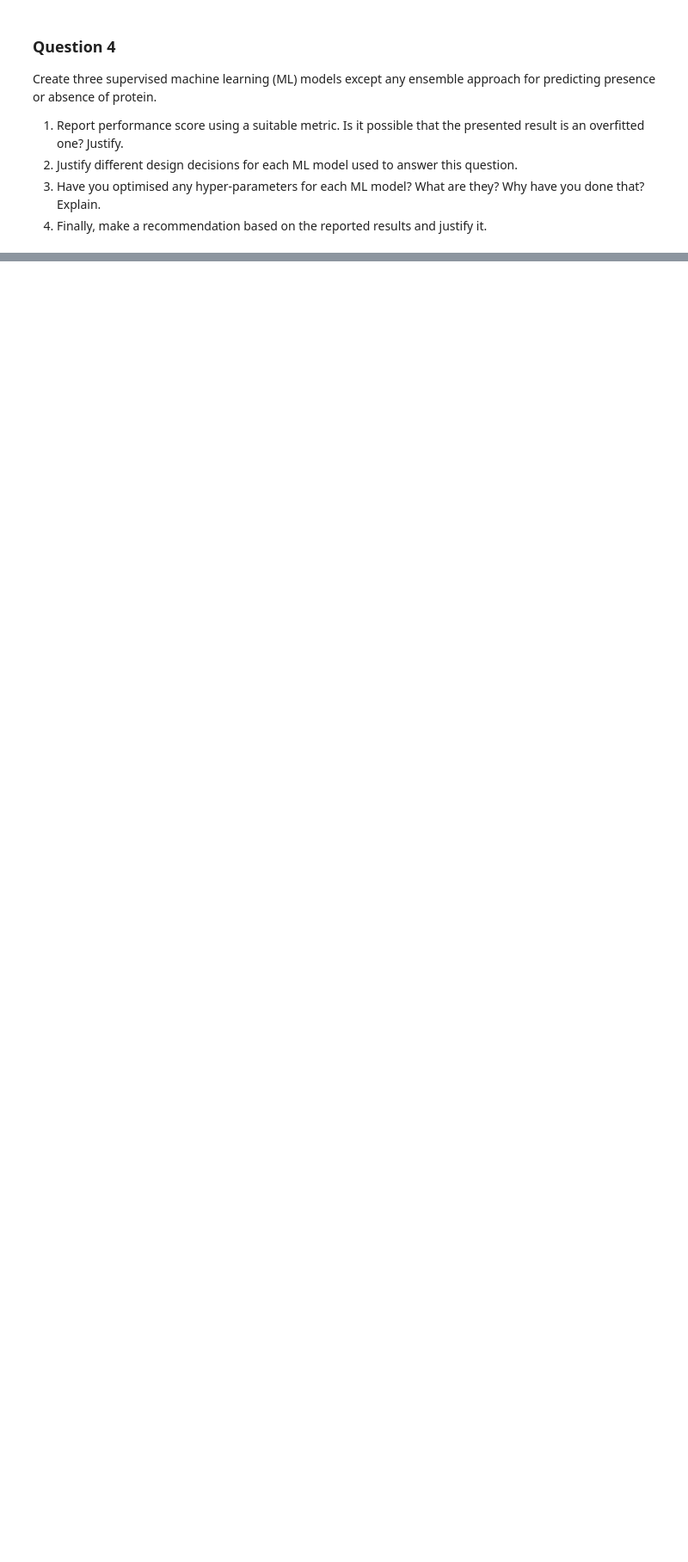
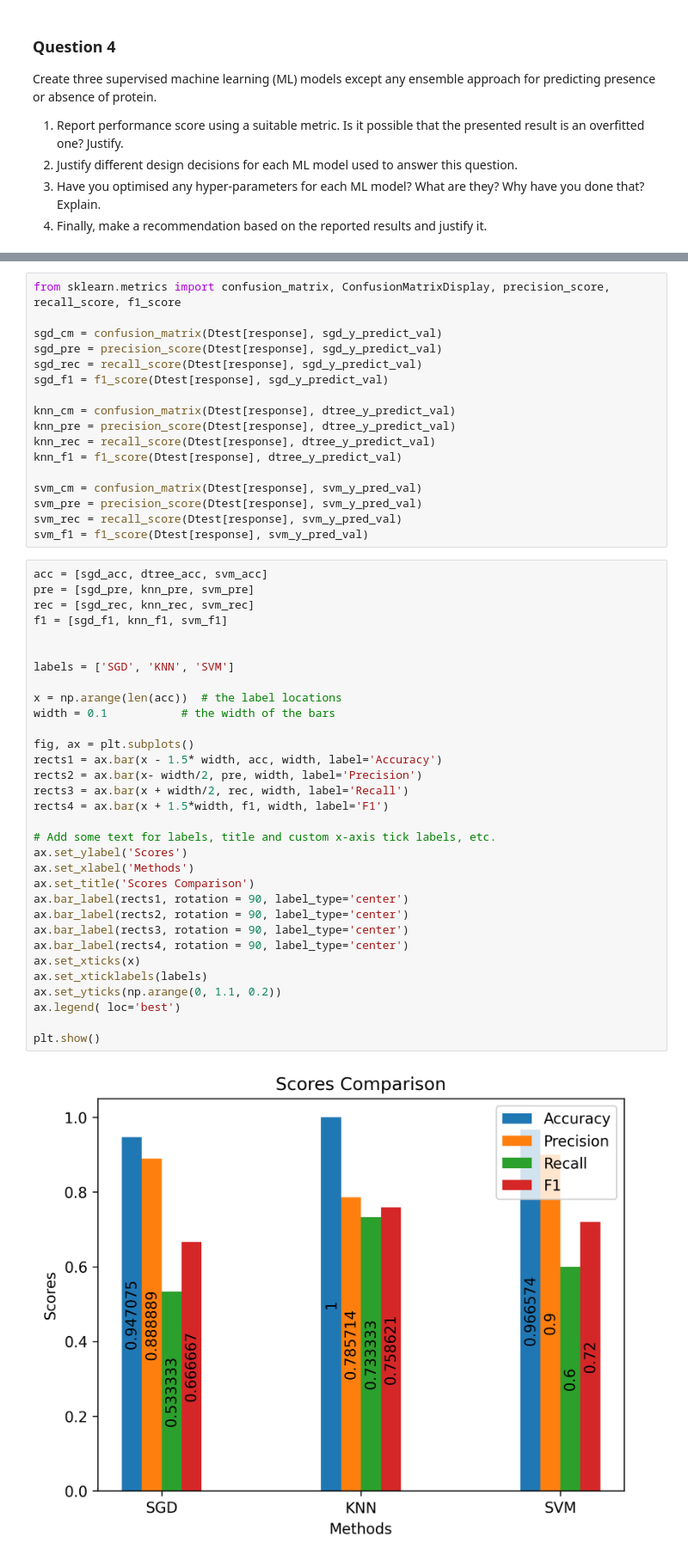
Before and after one commit to NNCT2904/SIT720-MachineLearning, a Jupyter notebook: Assignment3/Assignment3.ipynb, the cells around one changed output, grey strips where cells are left out. Shown at 86% size. Saved outputs shown, nothing was run; the diff lists cells and outputs as text; blank space fills up the shorter version.

```diff
--- a/Assignment3/Assignment3.ipynb
+++ b/Assignment3/Assignment3.ipynb
@@ -210,0 +287,51 @@ Accuracy: 0.970873786407767
+# %%
+from sklearn.metrics import confusion_matrix, ConfusionMatrixDisplay, precision_score, recall_score, f1_score
+
+sgd_cm = confusion_matrix(Dtest[response], sgd_y_predict_val)
+sgd_pre = precision_score(Dtest[response], sgd_y_predict_val)
+sgd_rec = recall_score(Dtest[response], sgd_y_predict_val)
+sgd_f1 = f1_score(Dtest[response], sgd_y_predict_val)
+
+knn_cm = confusion_matrix(Dtest[response], dtree_y_predict_val)
+knn_pre = precision_score(Dtest[response], dtree_y_predict_val)
+knn_rec = recall_score(Dtest[response], dtree_y_predict_val)
+knn_f1 = f1_score(Dtest[response], dtree_y_predict_val)
+
+svm_cm = confusion_matrix(Dtest[response], svm_y_pred_val)
+svm_pre = precision_score(Dtest[response], svm_y_pred_val)
+svm_rec = recall_score(Dtest[response], svm_y_pred_val)
+svm_f1 = f1_score(Dtest[response], svm_y_pred_val)
+# %%
+acc = [sgd_acc, dtree_acc, svm_acc]
+pre = [sgd_pre, knn_pre, svm_pre]
+rec = [sgd_rec, knn_rec, svm_rec]
+f1 = [sgd_f1, knn_f1, svm_f1]
+
+
+labels = ['SGD', 'KNN', 'SVM']
+
+x = np.arange(len(acc))  # the label locations
+width = 0.1           # the width of the bars
+
+fig, ax = plt.subplots()
+rects1 = ax.bar(x - 1.5* width, acc, width, label='Accuracy')
+rects2 = ax.bar(x- width/2, pre, width, label='Precision')
+rects3 = ax.bar(x + width/2, rec, width, label='Recall')
+rects4 = ax.bar(x + 1.5*width, f1, width, label='F1')
+
+# Add some text for labels, title and custom x-axis tick labels, etc.
+ax.set_ylabel('Scores')
+ax.set_xlabel('Methods')
+ax.set_title('Scores Comparison')
+ax.bar_label(rects1, rotation = 90, label_type='center')
+ax.bar_label(rects2, rotation = 90, label_type='center')
+ax.bar_label(rects3, rotation = 90, label_type='center')
+ax.bar_label(rects4, rotation = 90, label_type='center')
+ax.set_xticks(x)
+ax.set_xticklabels(labels)
+ax.set_yticks(np.arange(0, 1.1, 0.2))
+ax.legend( loc='best')
+
+plt.show()
+# %% [output]
+[figure, added]
```
Also changed, not shown: parts of 11 cells of this notebook, 2 other files.
